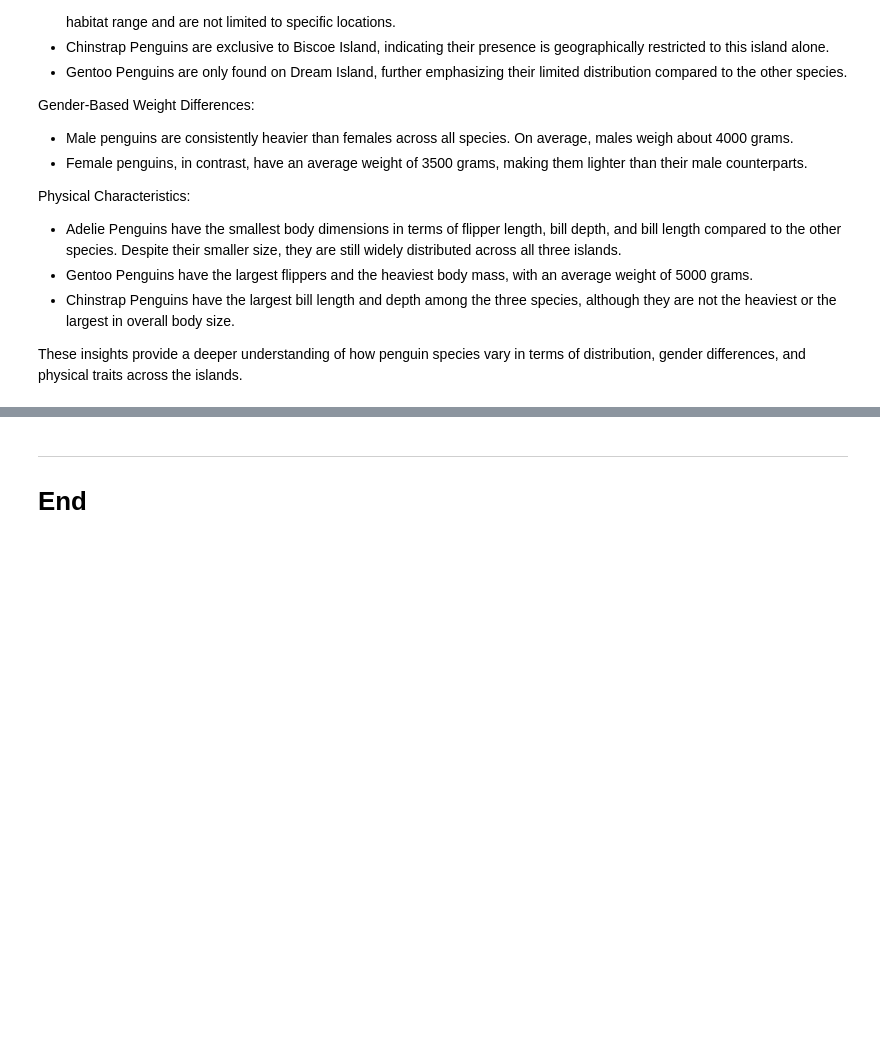
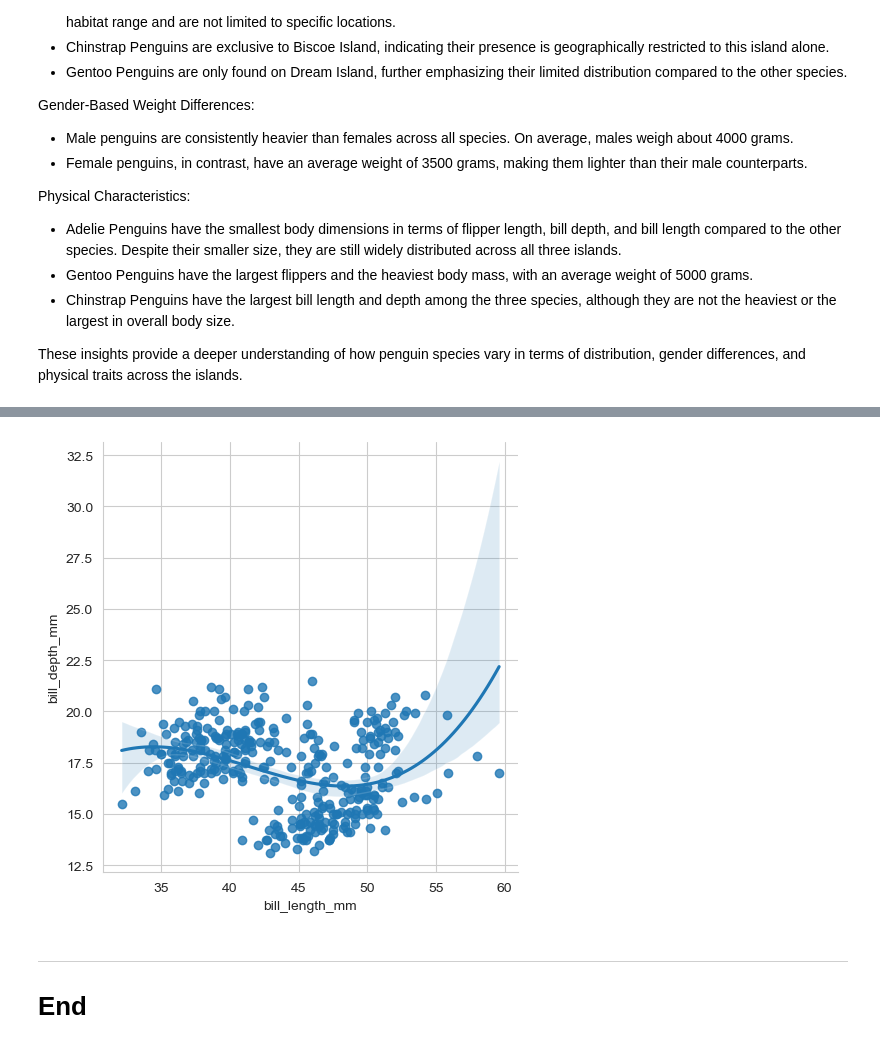
Before and after one commit to FabianeCancian/PDFA-project, a Jupyter notebook: project.ipynb, the cells around one changed output, grey strips where cells are left out. Saved outputs shown, nothing was run; the diff lists cells and outputs as text; code cells hidden in the pictures; blank space fills up the shorter version.

```diff
--- a/project.ipynb
+++ b/project.ipynb
@@ -189,3 +237,10 @@ These insights provide a deeper understanding of how penguin species vary in ter
+# %%
+# let's create the correlation plot using seaborn this time
+sns.set_style('whitegrid')
+sns.lmplot(x='bill_length_mm', y='bill_depth_mm', order=3, data=dataset)
+plt.show()
+# %% [output]
+[figure, added]
 # %% [markdown]
 ****
 
```
Also changed, not shown: parts of 8 cells of this notebook.
